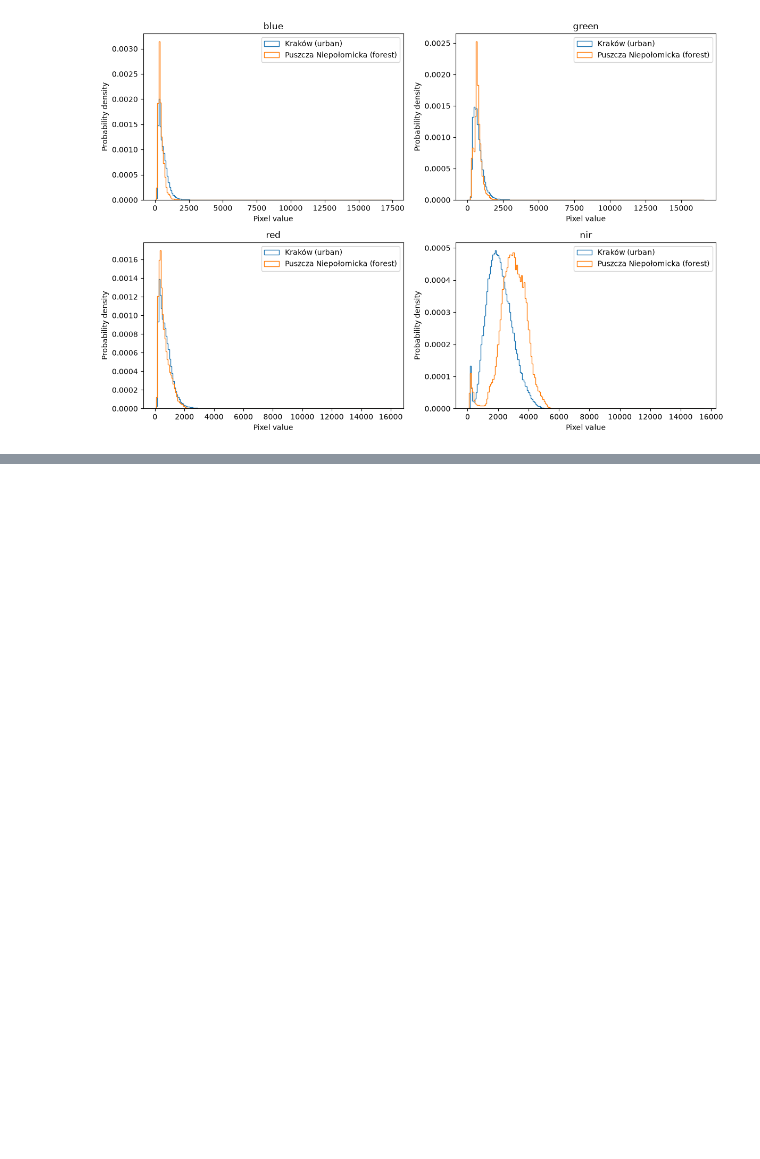
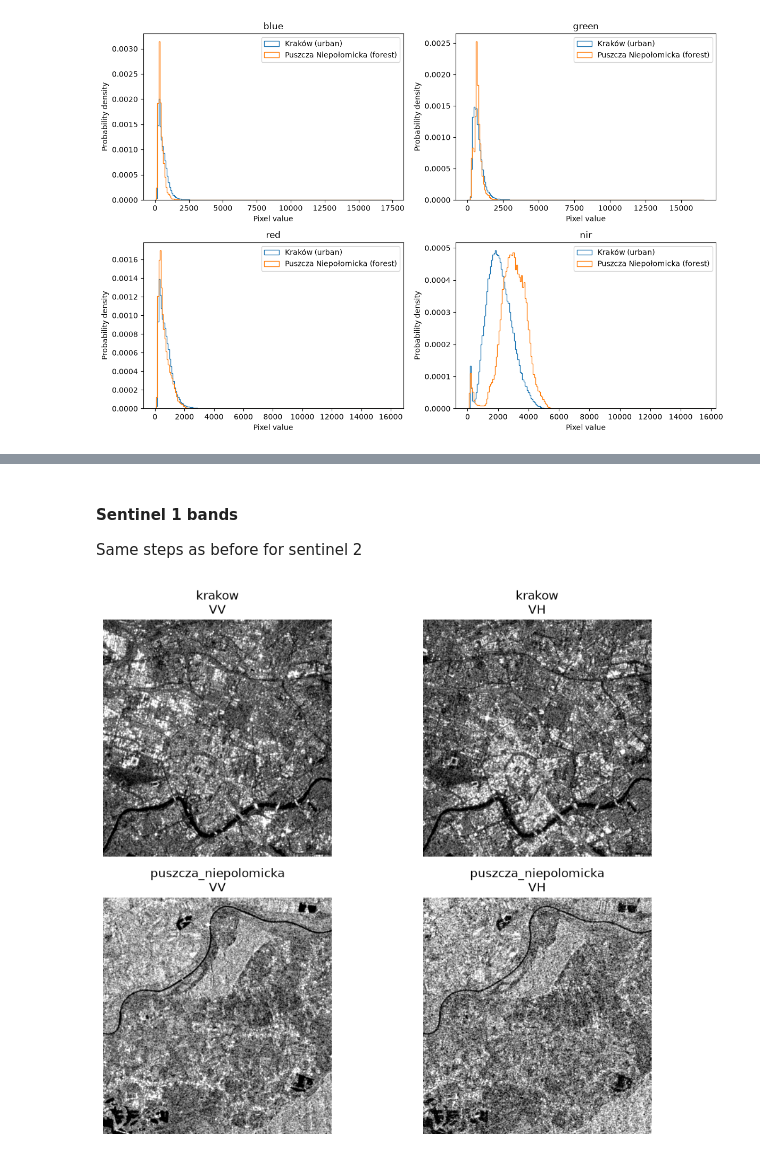
Before and after one commit to SzymonSkrzypczyk/MLForSpaceApplications, a Jupyter notebook: lab_2/Basic_opt.ipynb, the cells around one changed output, grey strips where cells are left out. Drawn from its saved outputs; the diff is of its cells as text; code cells hidden in the pictures; blank space fills up the shorter version.

```diff
--- a/lab_2/Basic_opt.ipynb
+++ b/lab_2/Basic_opt.ipynb
@@ -352,0 +357,27 @@ The first
+# %% [markdown]
+#### Sentinel 1 bands
+
+Same steps as before for sentinel 2
+# %%
+bands_s1 = ["vv", "vh"]
+
+fig, axes = mp.subplots(2, 2, figsize=(10, 8))
+
+for row, area in enumerate(areas):
+    for col, band in enumerate(bands_s1):
+        image = load_image("sentinel_1", area, band)
+
+        # logs for positive values only
+        image = np.ma.masked_less_equal(image, 0)
+        image_db = 10 * np.ma.log10(image)
+
+        vmin, vmax = np.percentile(image_db.compressed(), [2, 98])
+
+        axes[row, col].imshow(image_db, cmap="gray", vmin=vmin, vmax=vmax)
+        axes[row, col].set_title(f"{area}\n{band.upper()}")
+        axes[row, col].axis("off")
+
+mp.tight_layout()
+mp.show()
+# %% [output]
+[figure, added]
```
Also changed, not shown: parts of 13 cells of this notebook.
